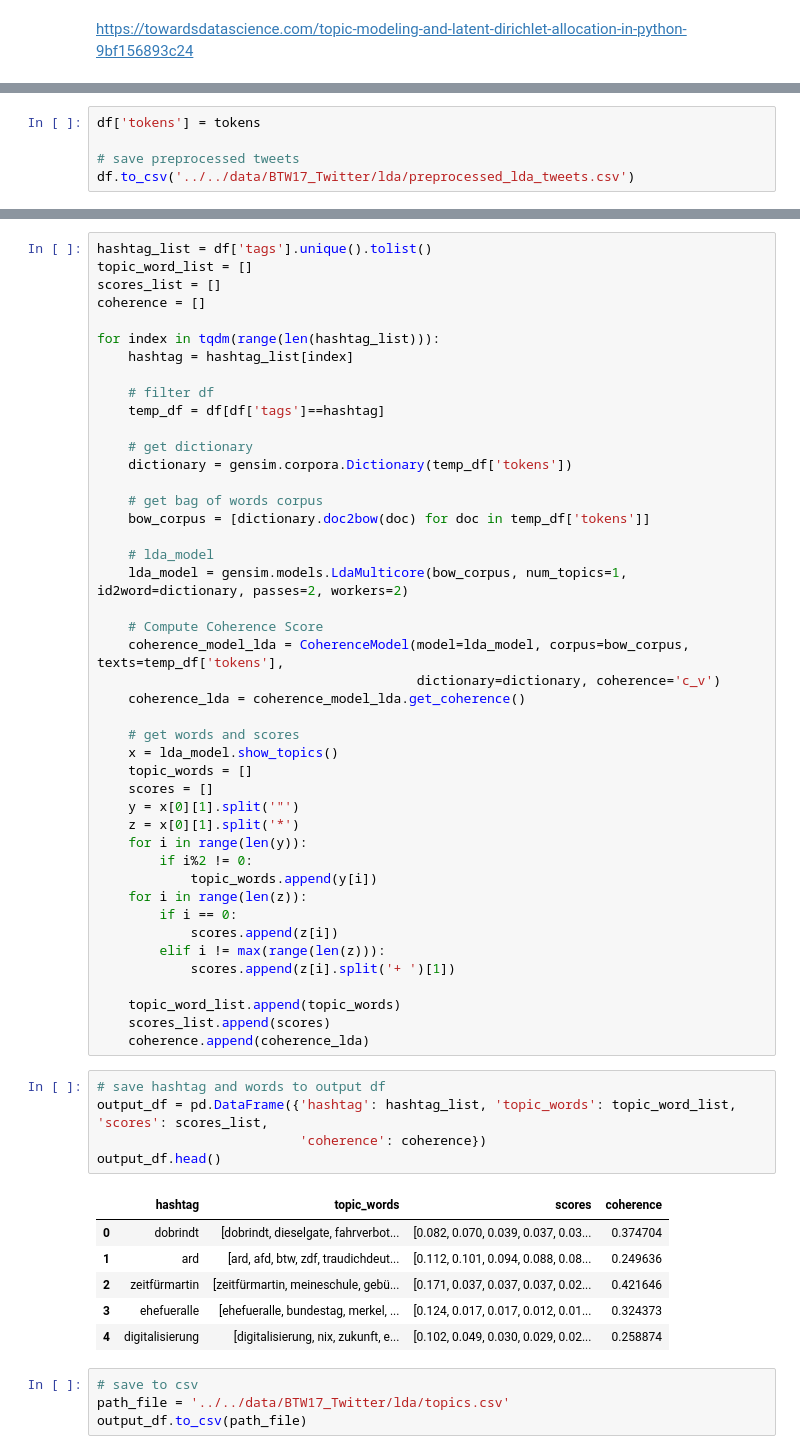
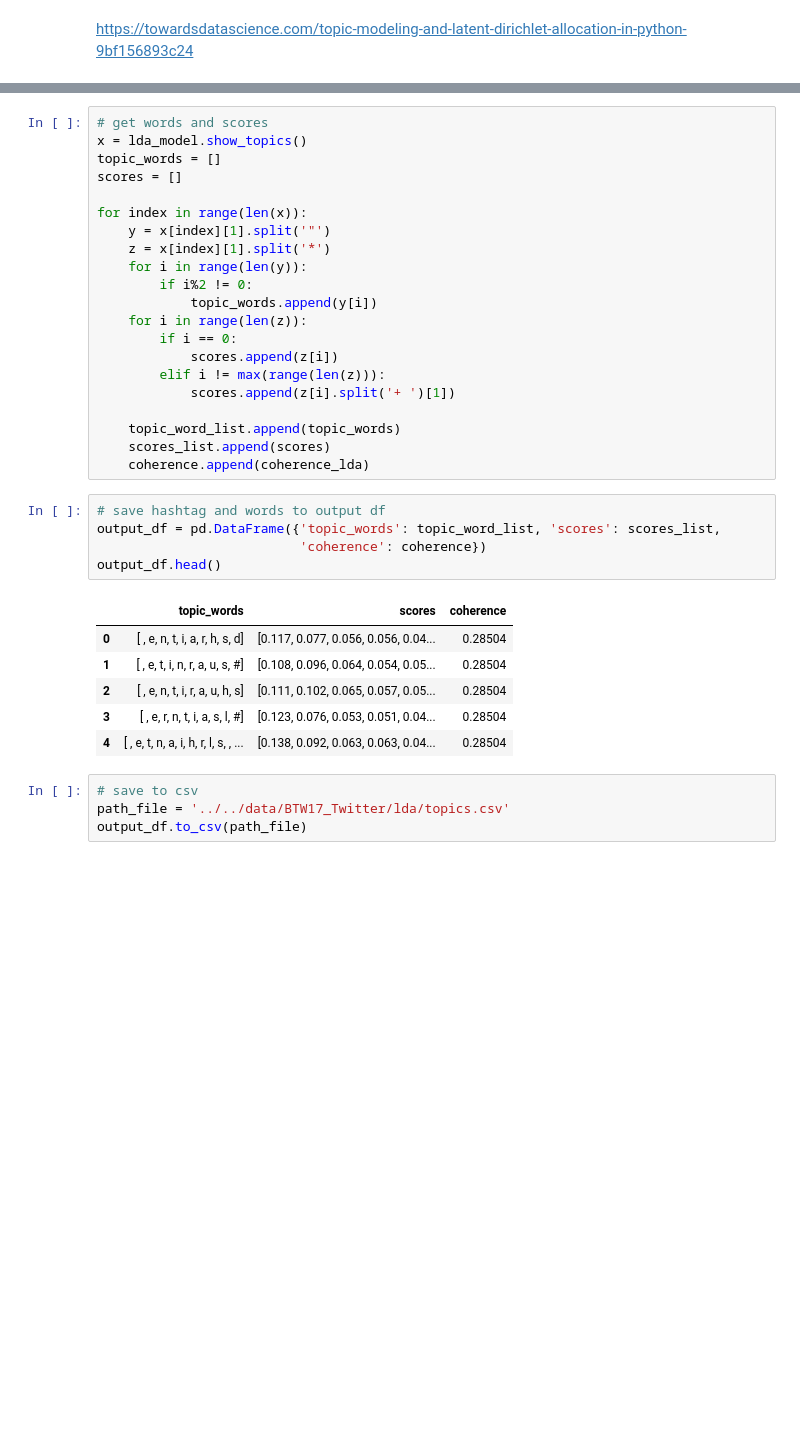
Before and after one commit to matteomeier/topics-tweets-querysuggestions-btw17, a Jupyter notebook: notebooks/btw17_twitter_lda.ipynb, the cells around one changed output, grey strips where cells are left out. Saved outputs shown, nothing was run; the diff lists cells and outputs as text; blank space fills up the shorter version.

```diff
--- a/notebooks/btw17_twitter_lda.ipynb
+++ b/notebooks/btw17_twitter_lda.ipynb
@@ -81,5 +30,0 @@ for i in tqdm(range(len(df))):
-# %%
-df['tokens'] = tokens
-
-# save preprocessed tweets
-df.to_csv('../../data/BTW17_Twitter/lda/preprocessed_lda_tweets.csv')
@@ -100,35 +62,12 @@ tokenized and lemmatized document:
 # %%
-hashtag_list = df['tags'].unique().tolist()
-topic_word_list = []
-scores_list = []
-coherence = []
+# get words and scores
+x = lda_model.show_topics()
+topic_words = []
+scores = []
 
-for index in tqdm(range(len(hashtag_list))):
-    hashtag = hashtag_list[index]
-
-    # filter df
-    temp_df = df[df['tags']==hashtag]
-
-    # get dictionary
-    dictionary = gensim.corpora.Dictionary(temp_df['tokens'])
-
-    # get bag of words corpus
-    bow_corpus = [dictionary.doc2bow(doc) for doc in temp_df['tokens']]
-
-    # lda_model
-    lda_model = gensim.models.LdaMulticore(bow_corpus, num_topics=1, id2word=dictionary, passes=2, workers=2)
-
-    # Compute Coherence Score
-    coherence_model_lda = CoherenceModel(model=lda_model, corpus=bow_corpus, texts=temp_df['tokens'],
-                                         dictionary=dictionary, coherence='c_v')
-    coherence_lda = coherence_model_lda.get_coherence()
-
-    # get words and scores
-    x = lda_model.show_topics()
-    topic_words = []
-    scores = []
-    y = x[0][1].split('"')
-    z = x[0][1].split('*')
+for index in range(len(x)):
+    y = x[index][1].split('"')
+    z = x[index][1].split('*')
     for i in range(len(y)):
         if i%2 != 0:
             topic_words.append(y[i])
@@ -143,16 +82,16 @@ for index in tqdm(range(len(hashtag_list))):
     coherence.append(coherence_lda)
 # %%
 # save hashtag and words to output df
-output_df = pd.DataFrame({'hashtag': hashtag_list, 'topic_words': topic_word_list, 'scores': scores_list,
+output_df = pd.DataFrame({'topic_words': topic_word_list, 'scores': scores_list,
                           'coherence': coherence})
 output_df.head()
 # %% [output]
-|  | hashtag | topic_words | scores | coherence |
-| 0 | dobrindt | [dobrindt, dieselgate, fahrverbot... | [0.082, 0.070, 0.039, 0.037, 0.03... | 0.374704 |
-| 1 | ard | [ard, afd, btw, zdf, traudichdeut... | [0.112, 0.101, 0.094, 0.088, 0.08... | 0.249636 |
-| 2 | zeitfürmartin | [zeitfürmartin, meineschule, gebü... | [0.171, 0.037, 0.037, 0.037, 0.02... | 0.421646 |
-| 3 | ehefueralle | [ehefueralle, bundestag, merkel, ... | [0.124, 0.017, 0.017, 0.012, 0.01... | 0.324373 |
-| 4 | digitalisierung | [digitalisierung, nix, zukunft, e... | [0.102, 0.049, 0.030, 0.029, 0.02... | 0.258874 |
+|  | topic_words | scores | coherence |
+| 0 | [ , e, n, t, i, a, r, h, s, d] | [0.117, 0.077, 0.056, 0.056, 0.04... | 0.28504 |
+| 1 | [ , e, t, i, n, r, a, u, s, #] | [0.108, 0.096, 0.064, 0.054, 0.05... | 0.28504 |
+| 2 | [ , e, n, t, i, r, a, u, h, s] | [0.111, 0.102, 0.065, 0.057, 0.05... | 0.28504 |
+| 3 | [ , e, r, n, t, i, a, s, l, #] | [0.123, 0.076, 0.053, 0.051, 0.04... | 0.28504 |
+| 4 | [ , e, t, n, a, i, h, r, l, s, , ... | [0.138, 0.092, 0.063, 0.063, 0.04... | 0.28504 |
 # %%
 # save to csv
 path_file = '../../data/BTW17_Twitter/lda/topics.csv'
```
Also changed, not shown: parts of 9 cells of this notebook, 4 other files.
